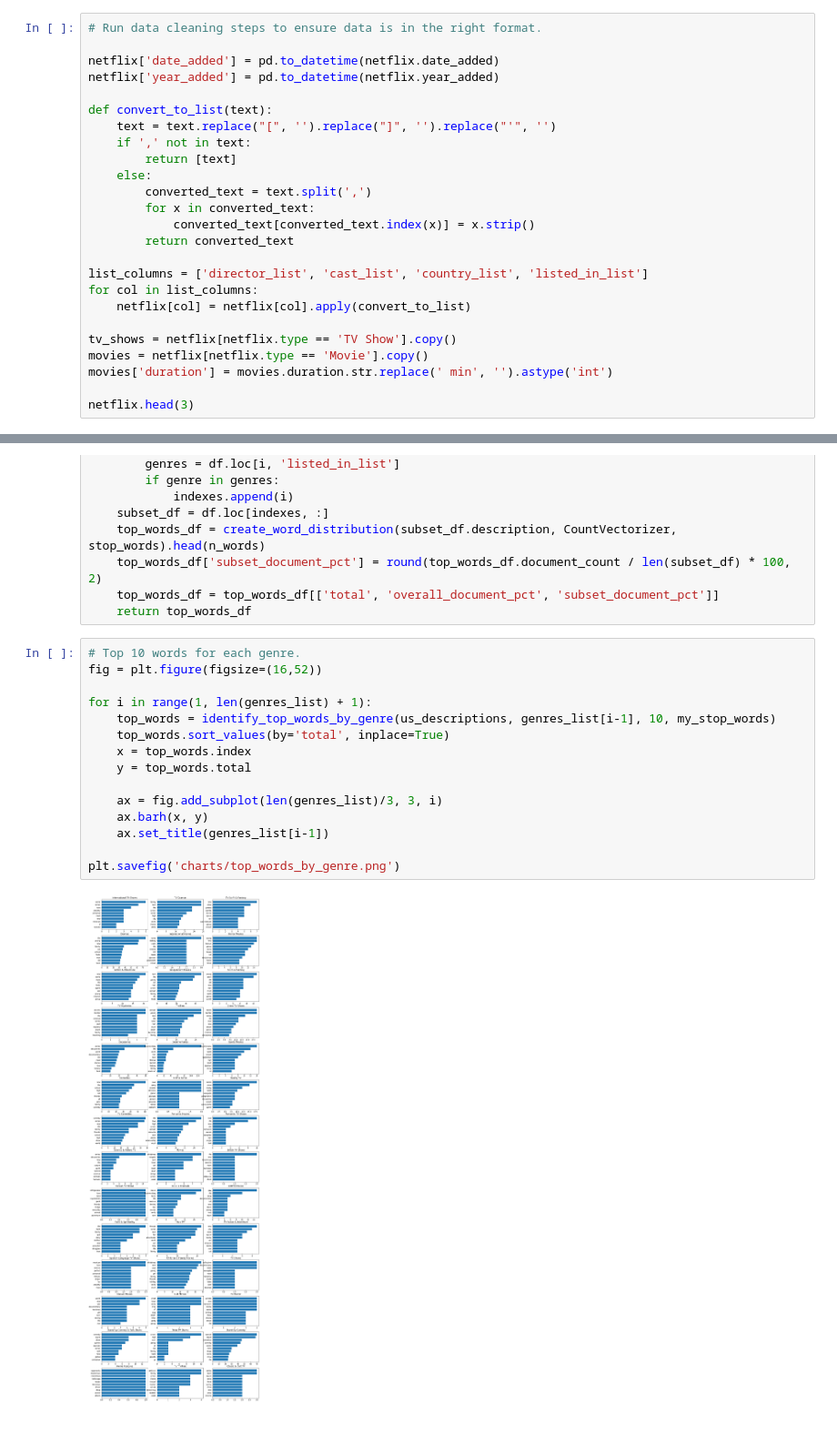
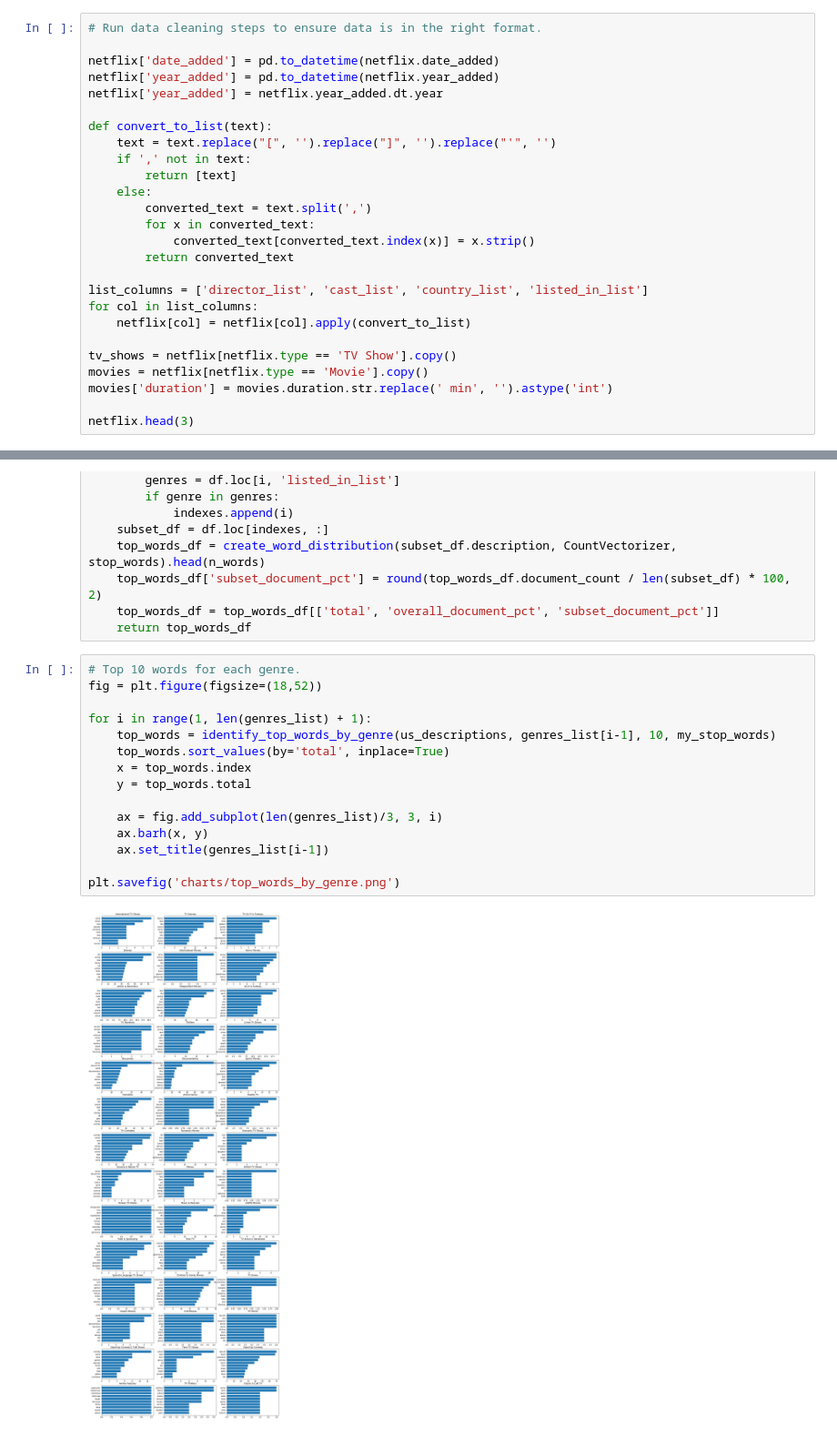
Before and after one commit to albert-ntiri/netflix, a Jupyter notebook: Netflix_Deep_Dive.ipynb, the cells around one changed output, grey strips where cells are left out. Shown at 91% size. Drawn from its saved outputs; the diff is of its cells as text.

```diff
--- a/Netflix_Deep_Dive.ipynb
+++ b/Netflix_Deep_Dive.ipynb
@@ -16,6 +16,7 @@ netflix = pd.read_csv('data/netflix_titles_clean.csv')
 
 netflix['date_added'] = pd.to_datetime(netflix.date_added)
 netflix['year_added'] = pd.to_datetime(netflix.year_added)
+netflix['year_added'] = netflix.year_added.dt.year
 
 def convert_to_list(text):
     text = text.replace("[", '').replace("]", '').replace("'", '')
@@ -593,18 +596,18 @@ def identify_top_words_by_genre(df, genre, n_words, stop_words=None):
     return top_words_df
 # %%
 # Top 10 words for each genre.
-fig = plt.figure(figsize=(16,52))
+fig = plt.figure(figsize=(18,52))
 
 for i in range(1, len(genres_list) + 1):
     top_words = identify_top_words_by_genre(us_descriptions, genres_list[i-1], 10, my_stop_words)
     top_words.sort_values(by='total', inplace=True)
     x = top_words.index
     y = top_words.total
 
     ax = fig.add_subplot(len(genres_list)/3, 3, i)
     ax.barh(x, y)
     ax.set_title(genres_list[i-1])
 
 plt.savefig('charts/top_words_by_genre.png')
 # %% [output]
-[figure, old version]
+[figure, new version]
```
Also changed, not shown: parts of 4 cells of this notebook, 4 other files.
